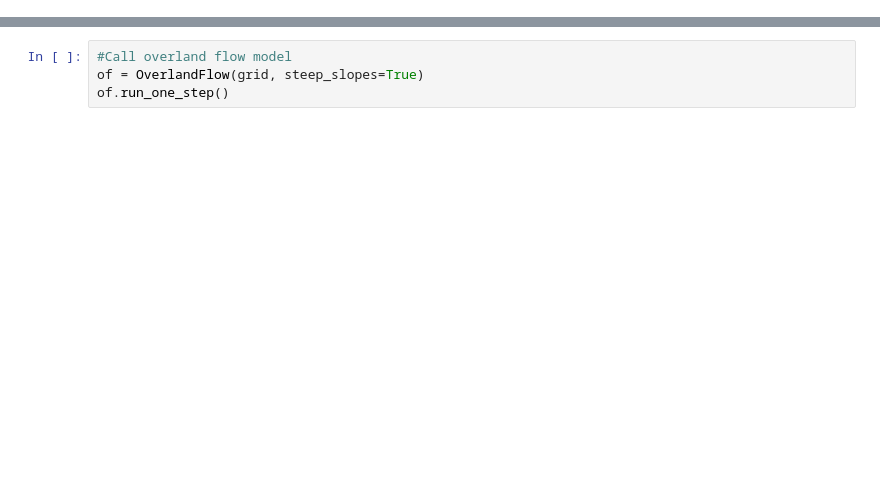
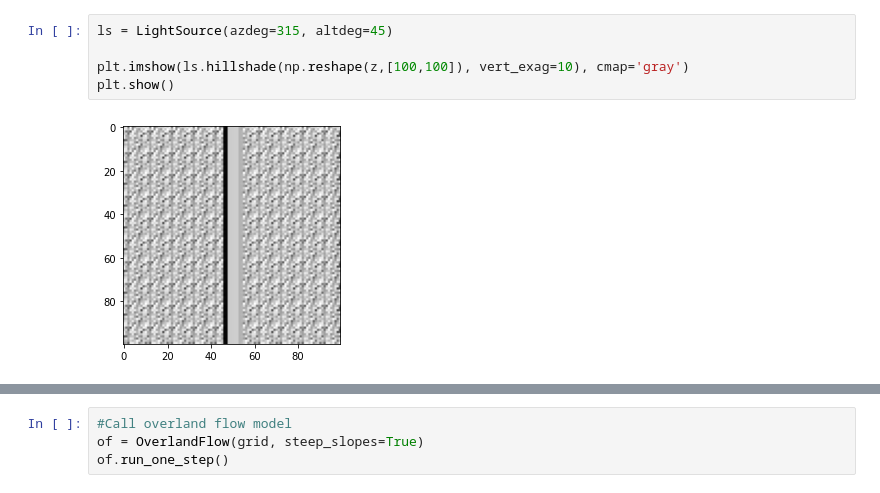
Before and after one commit to espin-2020/fluvial, a Jupyter notebook: 2D_Flow/Overland-Channel.ipynb, the cells around one changed output, grey strips where cells are left out. Cells and saved outputs as stored; diff of their text form; blank space fills up the shorter version.

```diff
--- a/2D_Flow/Overland-Channel.ipynb
+++ b/2D_Flow/Overland-Channel.ipynb
@@ -48,3 +58,10 @@ imshow_grid(grid,'topographic__elevation')
+# %%
+ls = LightSource(azdeg=315, altdeg=45)
+
+plt.imshow(ls.hillshade(np.reshape(z,[100,100]), vert_exag=10), cmap='gray')
+plt.show()
+# %% [output]
+[figure, added]
 # %%
 fig = plt.figure(figsize=(10,8))
 
```
Also changed, not shown: parts of 12 cells of this notebook.
